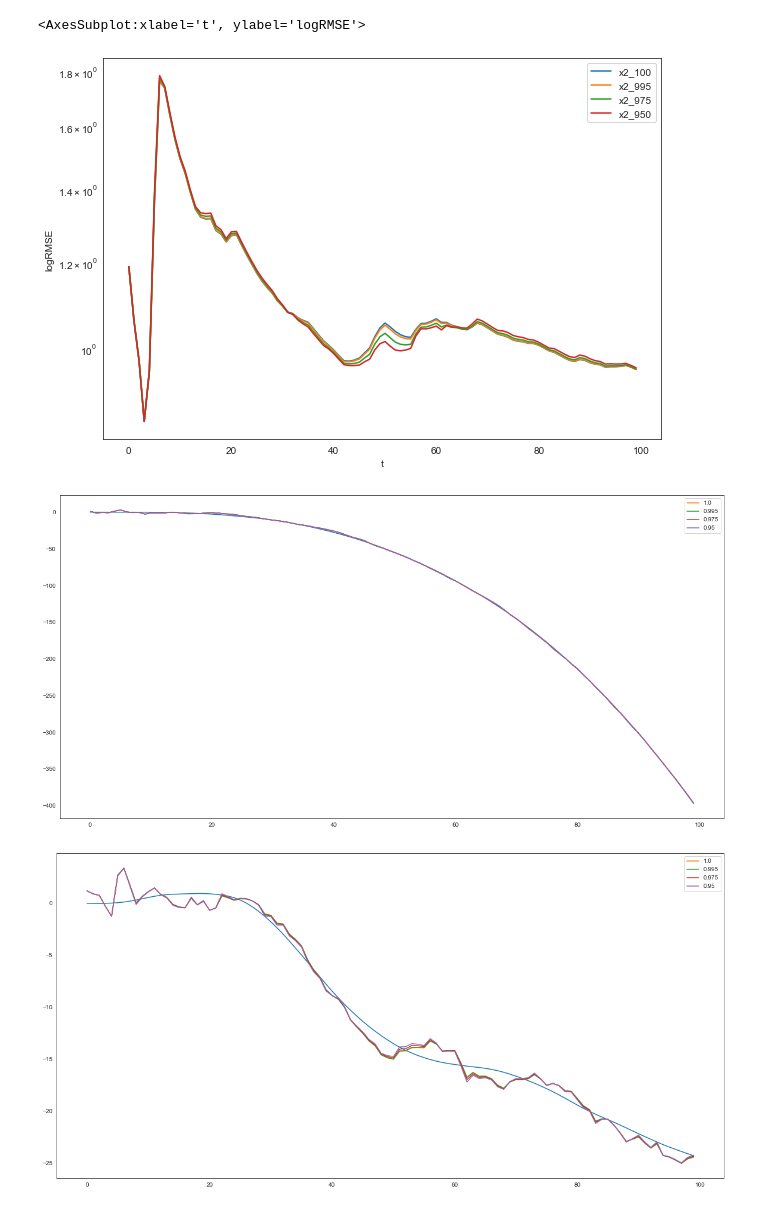
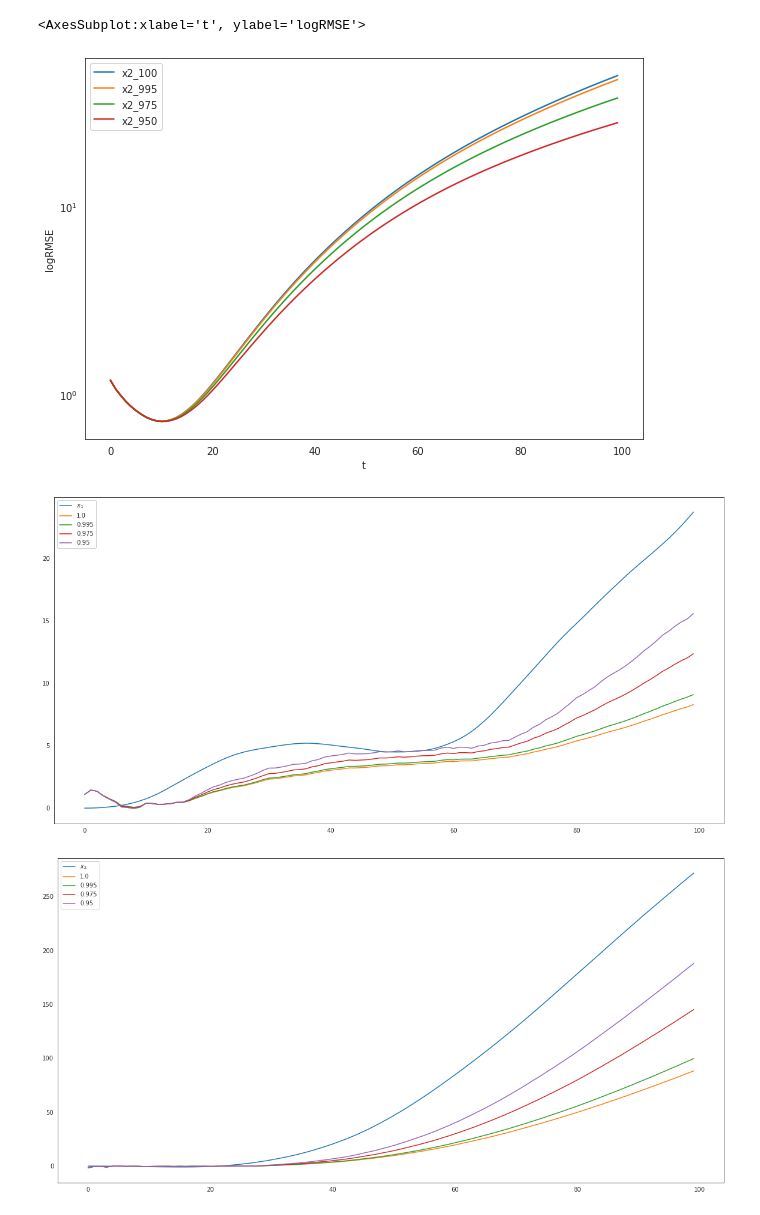
Before and after one commit to maiquang/maithanh-thesis-src, a Jupyter notebook: 02_exp_forgetting.ipynb, the cells around one changed output. Cells and saved outputs as stored; diff of their text form; code cells hidden in the pictures.

```diff
--- a/02_exp_forgetting.ipynb
+++ b/02_exp_forgetting.ipynb
@@ -58,10 +60,10 @@ random_n = random.randint(0, RUNS - 1)
 for i in range(RUNS):
     ###
     kfs = [
-        KalmanFilter(CAModel(q, r, ndim=NDIM), lambda_expf=1.0),
-        KalmanFilter(CAModel(q, r, ndim=NDIM), lambda_expf=0.995),
-        KalmanFilter(CAModel(q, r, ndim=NDIM), lambda_expf=0.975),
-        KalmanFilter(CAModel(q, r, ndim=NDIM), lambda_expf=0.95),
+        KalmanFilter(RWModel(q, r, ndim=NDIM), lambda_expf=1.0),
+        KalmanFilter(RWModel(q, r, ndim=NDIM), lambda_expf=0.995),
+        KalmanFilter(RWModel(q, r, ndim=NDIM), lambda_expf=0.975),
+        KalmanFilter(RWModel(q, r, ndim=NDIM), lambda_expf=0.95),
     ]
 
     # Add observation noise for each node
@@ -120,24 +122,24 @@ df[x1_cols].plot(figsize=(10, 7), logy=True, ylabel="logRMSE", xlabel="t")
 df[x2_cols].plot(figsize=(10, 7), logy=True, ylabel="logRMSE", xlabel="t")
 # %% [output]
 <AxesSubplot:xlabel='t', ylabel='logRMSE'>
-[figure, old version]
+[figure, new version]
 # %%
 plt.figure(figsize=(20, 10))
-plt.plot(traj.states[:, 0])
+plt.plot(traj.states[:, 0], label="$x_1$")
 for kf in kfs:
     plt.plot(kf.history[:, 0], "-", label=str(kf.lambda_expf))
 
 plt.legend()
 plt.show()
 # %% [output]
-[figure, old version]
+[figure, new version]
 # %%
 plt.figure(figsize=(20, 10))
-plt.plot(traj.states[:, 1])
+plt.plot(traj.states[:, 1], label="$x_2$")
 for kf in kfs:
     plt.plot(kf.history[:, 1], "-", label=str(kf.lambda_expf))
 
 plt.legend()
 plt.show()
 # %% [output]
-[figure, old version]
+[figure, new version]
```
Also changed, not shown: parts of 3 cells of this notebook, 3 other files.
